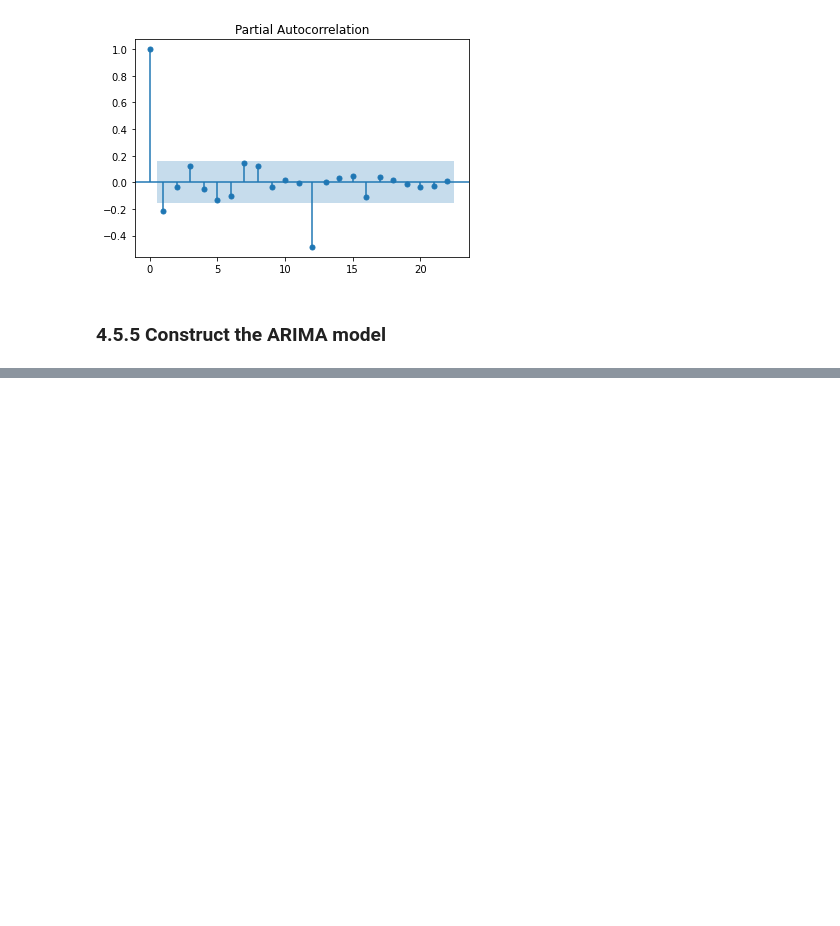
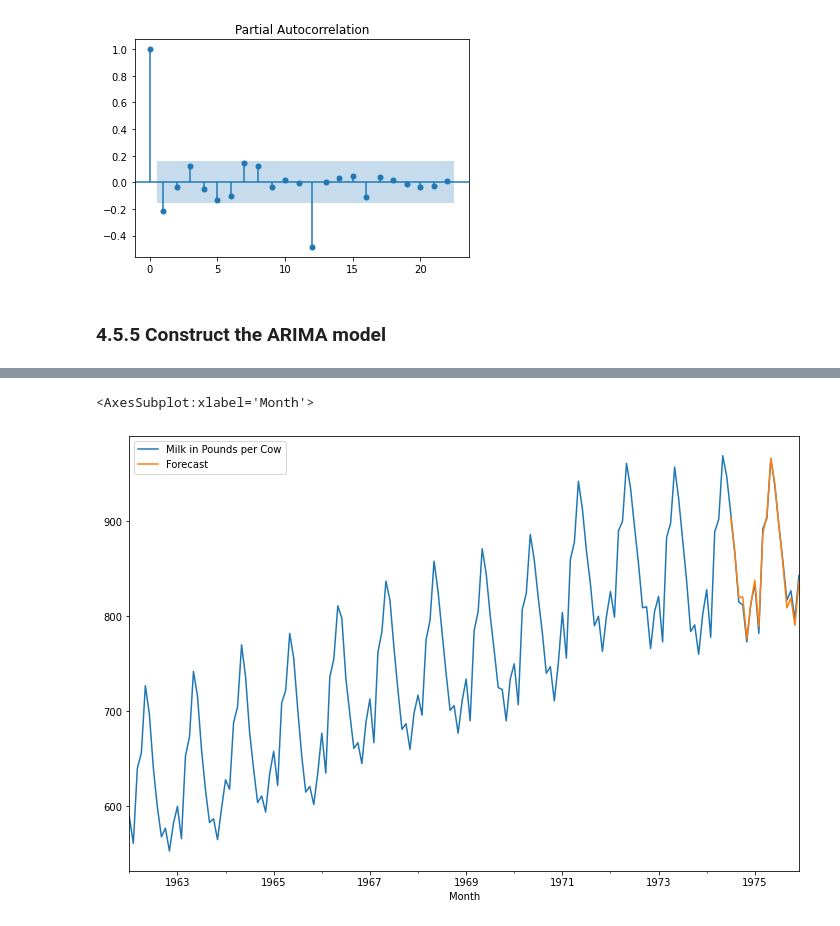
Before and after one commit to mxagar/finance_accounting_courses, a Jupyter notebook: python_finance/04_TimeSeriesAnalysis.ipynb, the cells around one changed output, grey strips where cells are left out. Cells and saved outputs as stored; diff of their text form; code cells hidden in the pictures; blank space fills up the shorter version.

```diff
--- a/python_finance/04_TimeSeriesAnalysis.ipynb
+++ b/python_finance/04_TimeSeriesAnalysis.ipynb
@@ -654,0 +713,12 @@ result = plot_pacf(df['Seasonal First Difference'].dropna())
+# %%
+# Forecasting
+# We need to define start & end points,
+# but end is max the last point in the original series
+# If we want to predict beyonf, we need to extend the df with empty rows
+df['Forecast'] = results.predict(start=150, end=168)
+# %%
+# Plotting original and forcasted data
+df[['Milk in Pounds per Cow','Forecast']].plot(figsize=(12,8))
+# %% [output]
+<AxesSubplot:xlabel='Month'>
+[figure, added]
```
Also changed, not shown: parts of 15 cells of this notebook.
